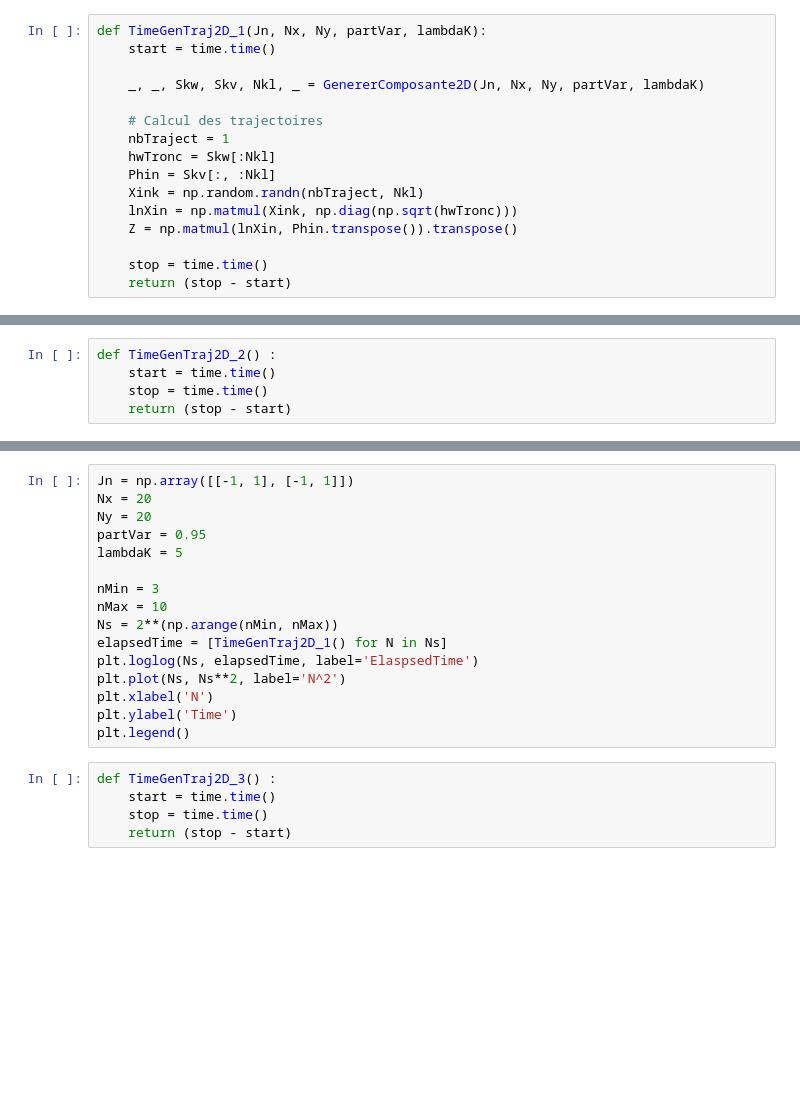
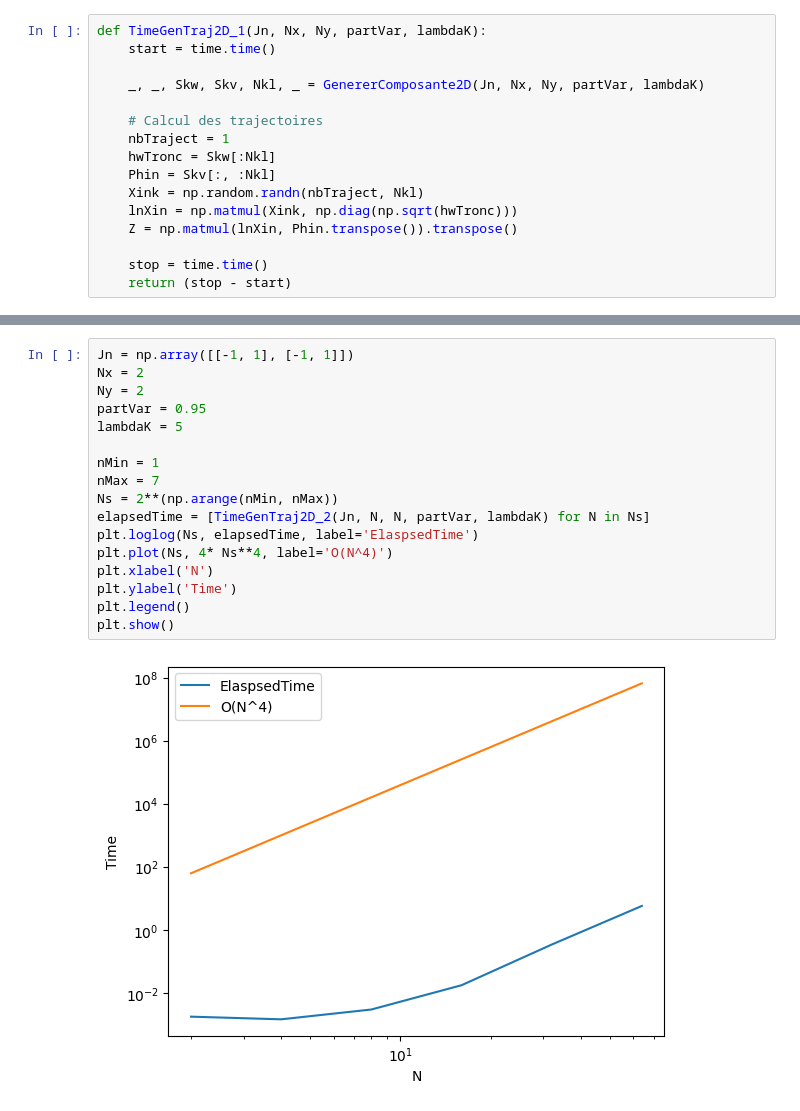
Before and after one commit to Davidson-Lova/StatsGauss, a Jupyter notebook: StatsDavidson.ipynb, the cells around one changed output, grey strips where cells are left out. Saved outputs shown, nothing was run; the diff lists cells and outputs as text; blank space fills up the shorter version.

```diff
--- a/StatsDavidson.ipynb
+++ b/StatsDavidson.ipynb
@@ -1050,5 +1055,0 @@ plt.legend()
-# %%
-def TimeGenTraj2D_2() :
-    start = time.time()
-    stop = time.time()
-    return (stop - start)
@@ -1055,21 +1145,19 @@ def TimeGenTraj2D_2() :
 # %%
 Jn = np.array([[-1, 1], [-1, 1]])
-Nx = 20
-Ny = 20
+Nx = 2
+Ny = 2
 partVar = 0.95
 lambdaK = 5
 
-nMin = 3
-nMax = 10
+nMin = 1
+nMax = 7
 Ns = 2**(np.arange(nMin, nMax))
-elapsedTime = [TimeGenTraj2D_1() for N in Ns]
+elapsedTime = [TimeGenTraj2D_2(Jn, N, N, partVar, lambdaK) for N in Ns]
 plt.loglog(Ns, elapsedTime, label='ElaspsedTime')
-plt.plot(Ns, Ns**2, label='N^2')
+plt.plot(Ns, 4* Ns**4, label='O(N^4)')
 plt.xlabel('N')
 plt.ylabel('Time')
 plt.legend()
+plt.show()
+# %% [output]
+[figure, added]
-# %%
-def TimeGenTraj2D_3() :
-    start = time.time()
-    stop = time.time()
-    return (stop - start)
```
Also changed, not shown: parts of 23 cells of this notebook, 3 other files.
